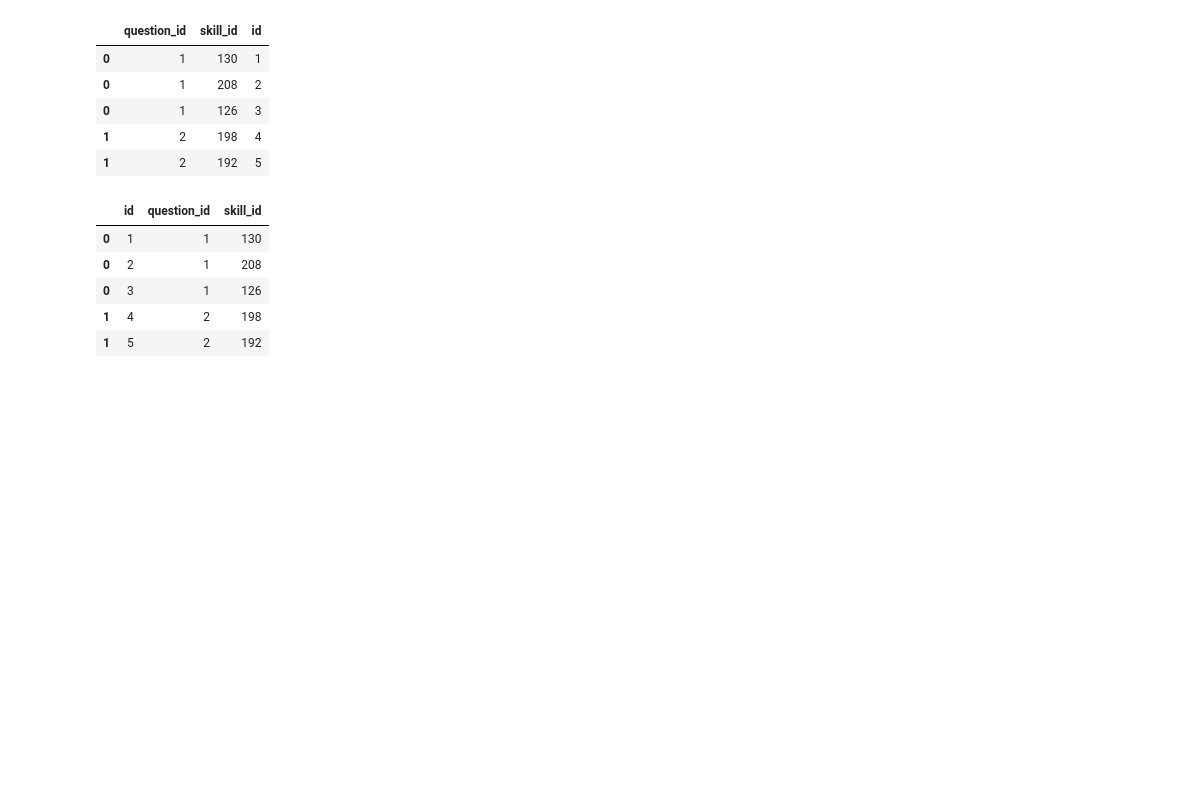
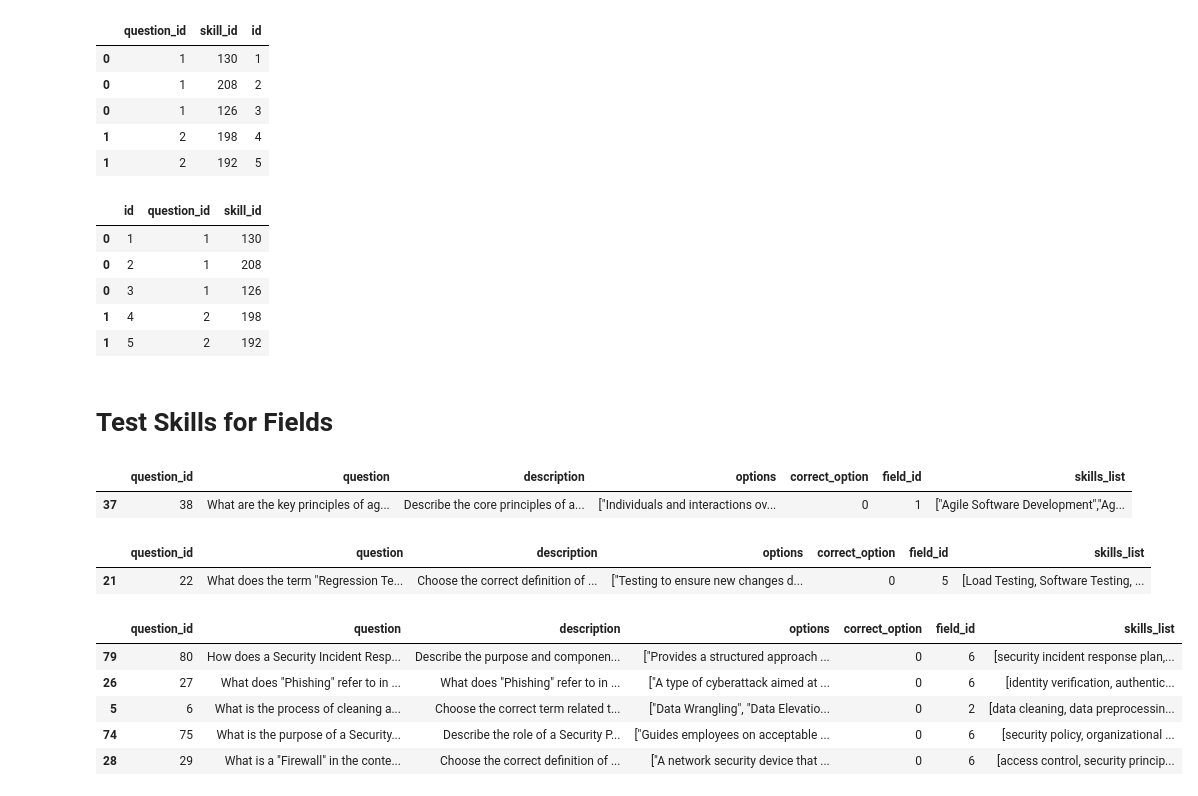
Before and after one commit to ron-ligsay/course-u, a Jupyter notebook: course_u/src/notebooks/test_skills.ipynb, the cells around one changed output. Drawn from its saved outputs; the diff is of its cells as text; code cells hidden in the pictures; blank space fills up the shorter version.

Commit message:
test skill update

```diff
--- a/course_u/src/notebooks/test_skills.ipynb
+++ b/course_u/src/notebooks/test_skills.ipynb
@@ -430,3 +430,5 @@ df.head()
 # %%
 # sve to csv
 df.to_csv('../../static/csv/assessment_test_skills.csv', index=False)
+# %% [markdown]
+# Test Skills for Fields
@@ -432,0 +437,35 @@ df.to_csv('../../static/csv/assessment_test_skills.csv', index=False)
+# %%
+# load csv
+test = pd.read_csv('../../static/csv/test_4.csv')
+test.sample()
+# %% [output]
+|  | question_id | question | description | options | correct_option | field_id | skills_list |
+| 37 | 38 | What are the key principles of ag... | Describe the core principles of a... | ["Individuals and interactions ov... | 0 | 1 | ["Agile Software Development","Ag... |
+# %%
+import ast
+# apply ast to skills
+test['skills_list'] = test['skills_list'].apply(ast.literal_eval)
+test.sample()
+# %% [output]
+|  | question_id | question | description | options | correct_option | field_id | skills_list |
+| 21 | 22 | What does the term "Regression Te... | Choose the correct definition of ... | ["Testing to ensure new changes d... | 0 | 5 | [Load Testing, Software Testing, ... |
+# %%
+# lower case
+test['skills_list'] = test['skills_list'].apply(lambda x: [y.lower() for y in x])
+# remove skill and skills
+test['skills_list'] = test['skills_list'].apply(lambda x: [y.replace('skill', '') for y in x])
+# remove '-'
+test['skills_list'] = test['skills_list'].apply(lambda x: [y.replace('-', ' ') for y in x])
+# stirp
+test['skills_list'] = test['skills_list'].apply(lambda x: [y.strip() for y in x])
+# remove empty stirngs ''
+test['skills_list'] = test['skills_list'].apply(lambda x: [y for y in x if y != ''])
+# %%
+test.sample(5)
+# %% [output]
+|  | question_id | question | description | options | correct_option | field_id | skills_list |
+| 79 | 80 | How does a Security Incident Resp... | Describe the purpose and componen... | ["Provides a structured approach ... | 0 | 6 | [security incident response plan,... |
+| 26 | 27 | What does "Phishing" refer to in ... | What does "Phishing" refer to in ... | ["A type of cyberattack aimed at ... | 0 | 6 | [identity verification, authentic... |
+| 5 | 6 | What is the process of cleaning a... | Choose the correct term related t... | ["Data Wrangling", "Data Elevatio... | 0 | 2 | [data cleaning, data preprocessin... |
+| 74 | 75 | What is the purpose of a Security... | Describe the role of a Security P... | ["Guides employees on acceptable ... | 0 | 6 | [security policy, organizational ... |
+| 28 | 29 | What is a "Firewall" in the conte... | Choose the correct definition of ... | ["A network security device that ... | 0 | 6 | [access control, security princip... |
```
Also changed, not shown: parts of 28 cells of this notebook.
